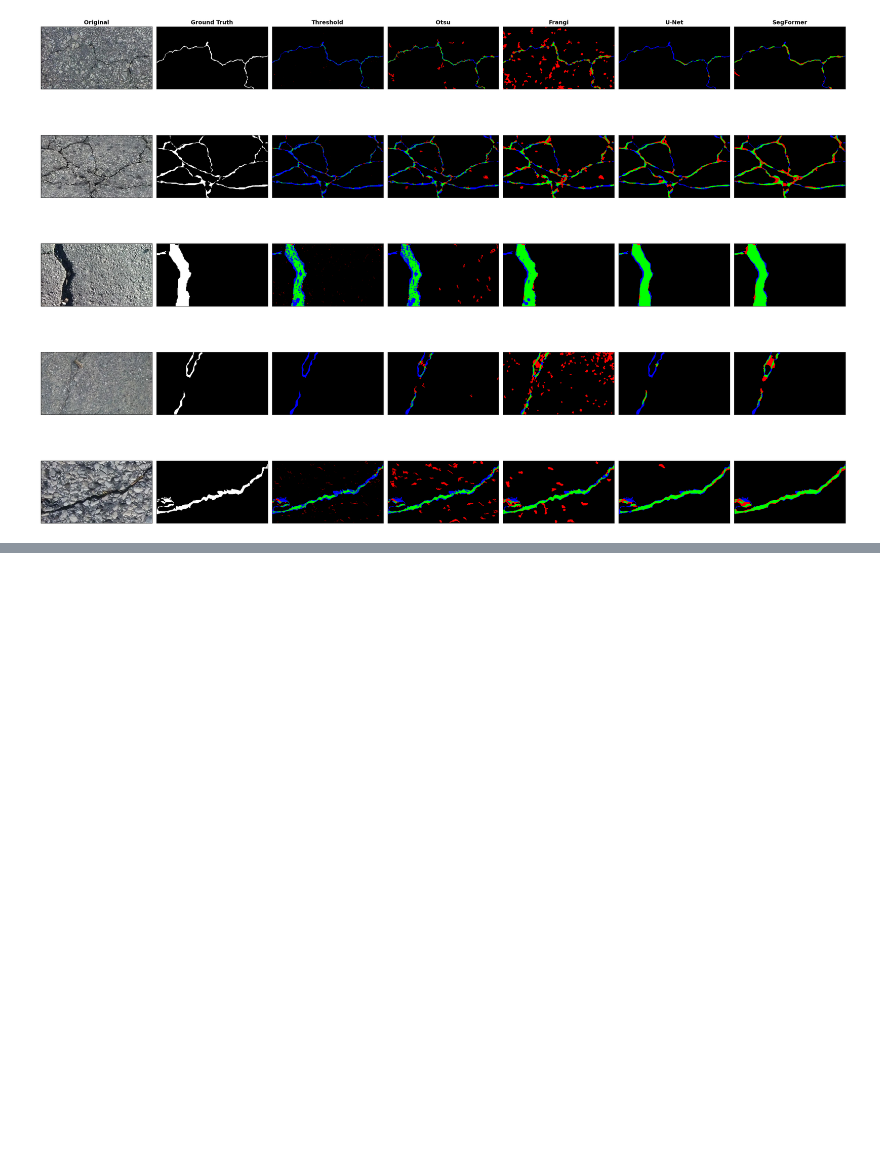
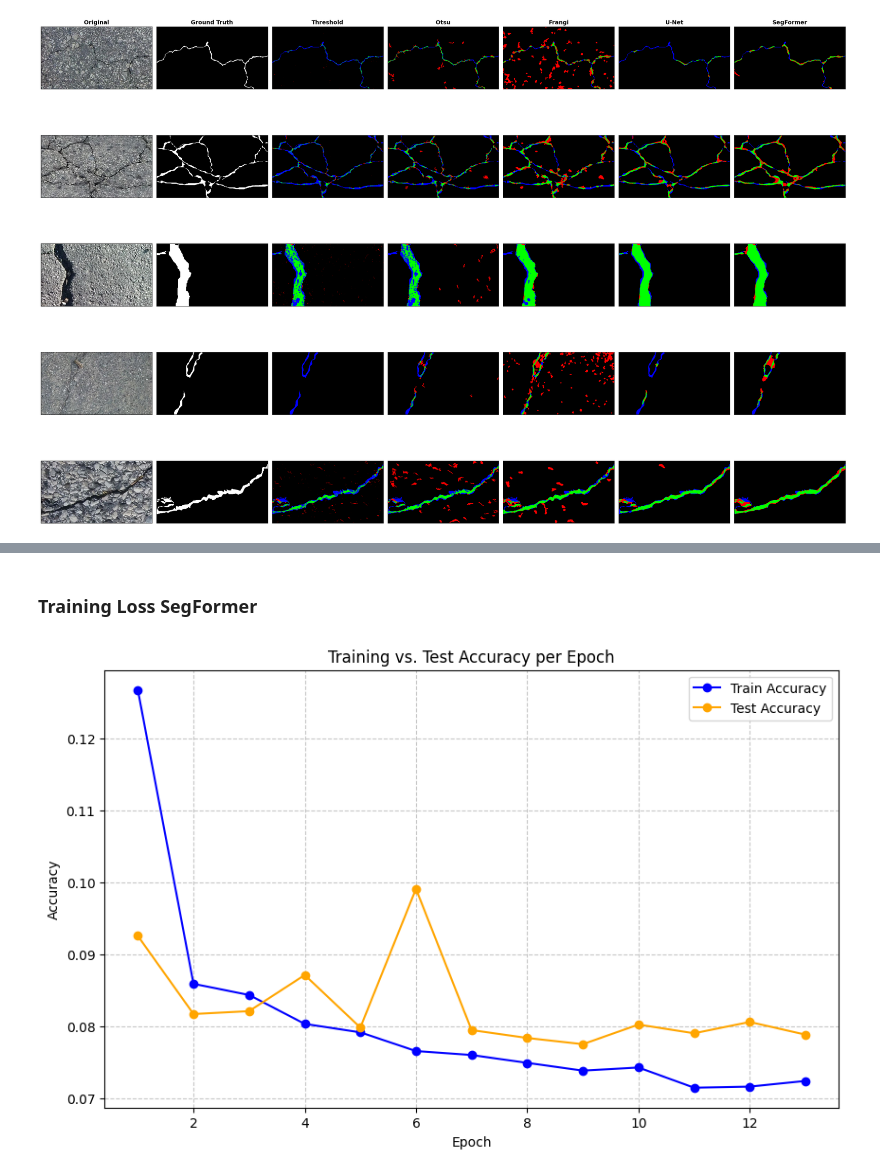
Before and after one commit to VytasBun/CEE498MLProject, a Jupyter notebook: Analysis.ipynb, the cells around one changed output, grey strips where cells are left out. Cells and saved outputs as stored; diff of their text form; code cells hidden in the pictures; blank space fills up the shorter version.

```diff
--- a/Analysis.ipynb
+++ b/Analysis.ipynb
@@ -501,0 +472,19 @@ create_comparison_plot(
+# %% [markdown]
+### Training Loss SegFormer
+# %%
+with open('SegFormer/results/best_model/SegFormer_analytics.json', 'r') as f:
+    data = json.load(f)
+epochs = [item['epoch'] for item in data]
+train_loss = [item['train']['loss'] for item in data]
+test_loss = [item['test']['loss'] for item in data]
+plt.figure(figsize=(10, 6))
+plt.plot(epochs, train_loss, label='Train Accuracy', marker='o', linestyle='-', color='blue')
+plt.plot(epochs, test_loss, label='Test Accuracy', marker='o', linestyle='-', color='orange')
+plt.xlabel('Epoch')
+plt.ylabel('Accuracy')
+plt.title('Training vs. Test Accuracy per Epoch')
+plt.legend()
+plt.grid(True, linestyle='--', alpha=0.7)
+plt.show()
+# %% [output]
+[figure, added]
```
Also changed, not shown: parts of 16 cells of this notebook, 2 other files.
